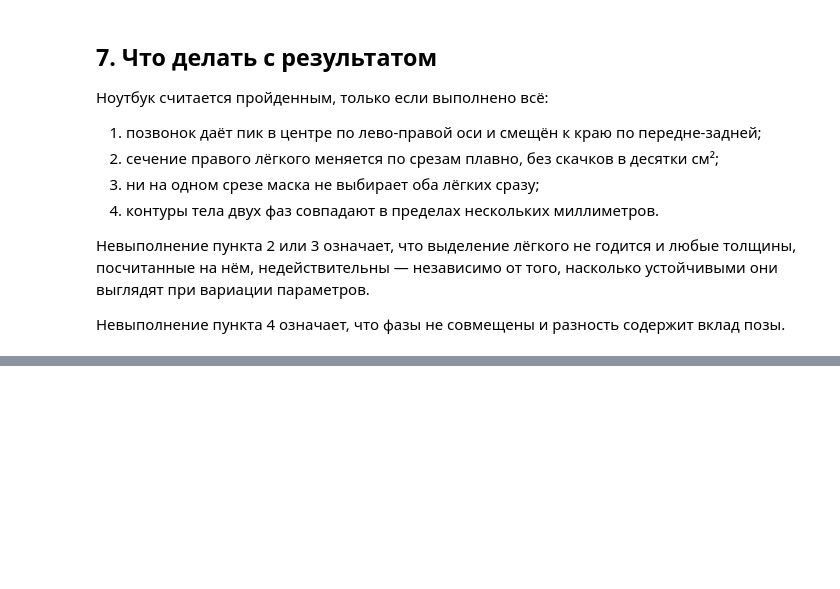
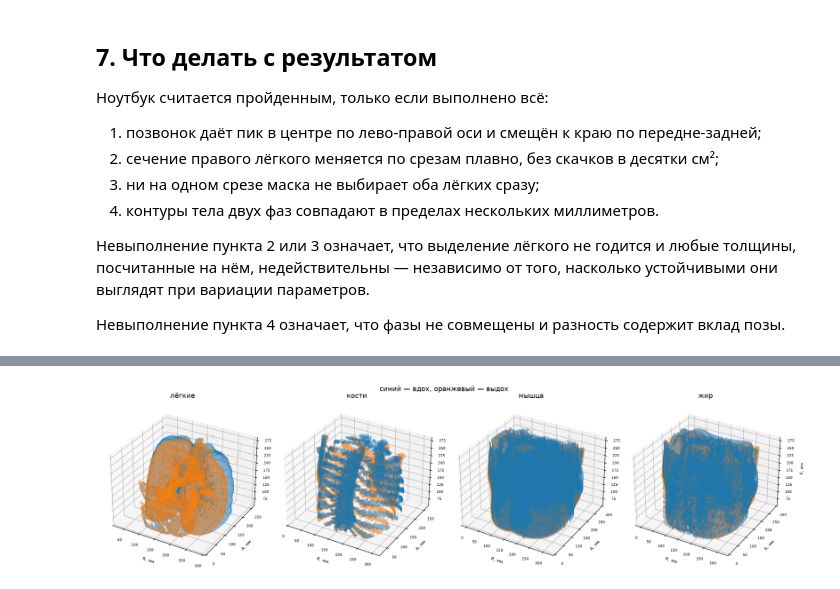
Before and after one commit to NixWrk/PhD_Disser, a Jupyter notebook: breath geometry/notebooks/01_inhale_exhale_inspection.ipynb, the cells around one changed output, grey strips where cells are left out. Cells and saved outputs as stored; diff of their text form; code cells hidden in the pictures; blank space fills up the shorter version.

```diff
--- a/breath geometry/notebooks/01_inhale_exhale_inspection.ipynb
+++ b/breath geometry/notebooks/01_inhale_exhale_inspection.ipynb
@@ -325,0 +480,53 @@ plt.show()
+# %%
+from skimage import measure as skmeasure
+
+BAND = (shared[0], shared[-1])
+STEP = 3  # прореживание: марширующие кубы на полном томе избыточны для взгляда
+
+COMPARTMENTS = {
+    "лёгкие": lambda hu, body: body & (hu < -400),
+    "кости": lambda hu, body: body & (hu > 200),
+    "мышца": lambda hu, body: body & (hu >= -29) & (hu <= 150),
+    "жир": lambda hu, body: body & (hu >= -190) & (hu <= -30),
+}
+
+
+def compartment(volume, rule):
+    mask = np.zeros(volume.shape, dtype=bool)
+    for index in range(BAND[0], BAND[1] + 1):
+        current = volume[:, :, index]
+        body = body_mask(current, MP)
+        if body is None:
+            continue
+        mask[:, :, index] = rule(current, body)
+    return mask
+
+
+masks = {
+    name: {phase: compartment(volume, rule) for phase, volume, _ in PHASES}
+    for name, rule in COMPARTMENTS.items()
+}
+
+fig = plt.figure(figsize=(17, 4.6))
+for position, (name, per_phase) in enumerate(masks.items(), start=1):
+    axis = fig.add_subplot(1, 4, position, projection="3d")
+    for (_phase, _, colour), mask in zip(PHASES, per_phase.values(), strict=True):
+        small = mask[::STEP, ::STEP, ::STEP]
+        if small.sum() < 100:
+            continue
+        verts, faces, _, _ = skmeasure.marching_cubes(
+            small.astype(np.float32), level=0.5,
+            spacing=(sx * STEP, sy * STEP, sz * STEP),
+        )
+        axis.plot_trisurf(verts[:, 0], verts[:, 1], faces, verts[:, 2],
+                          color=colour, alpha=0.32, linewidth=0, shade=False)
+    axis.set_title(name)
+    axis.set_xlabel("R, мм", fontsize=7)
+    axis.set_ylabel("A, мм", fontsize=7)
+    axis.set_zlabel("S, мм", fontsize=7)
+    axis.tick_params(labelsize=6)
+fig.suptitle("синий — вдох, оранжевый — выдох")
+fig.tight_layout()
+plt.show()
+# %% [output]
+[figure, added]
```
Also changed, not shown: parts of 9 cells of this notebook.
